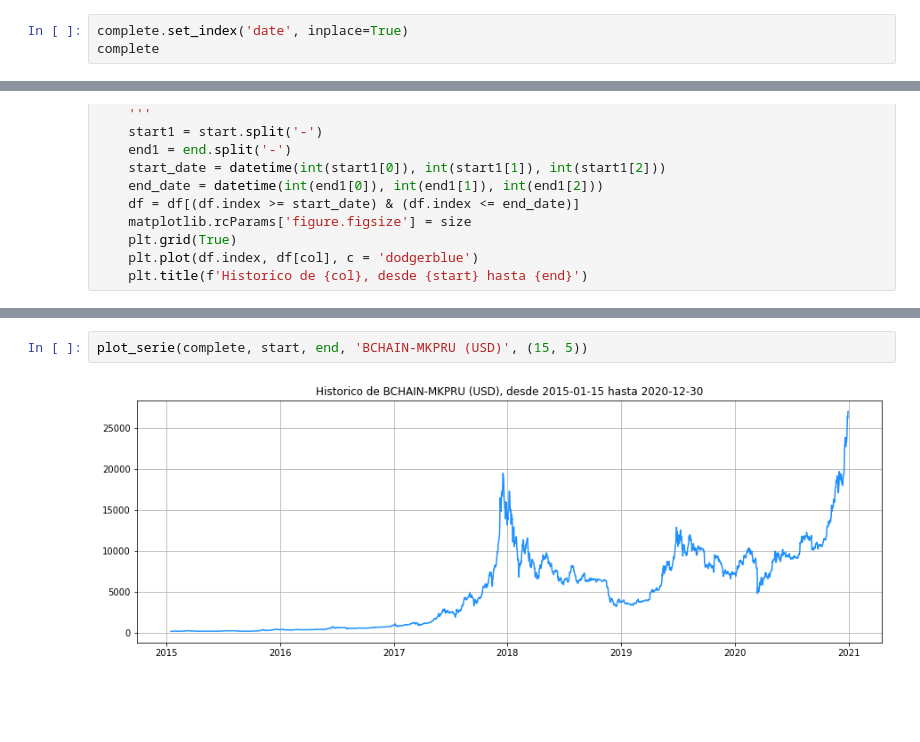
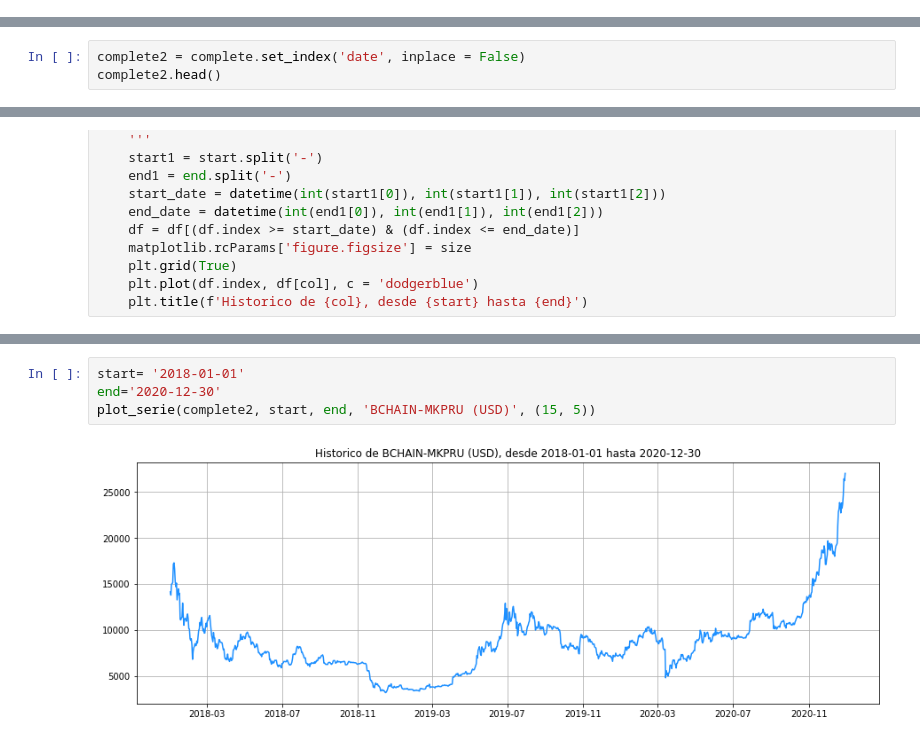
Before and after one commit to keniaCisneros/bitcoins_pricing, a Jupyter notebook: data_analysis.ipynb, the cells around one changed output, grey strips where cells are left out. Saved outputs shown, nothing was run; the diff lists cells and outputs as text; blank space fills up the shorter version.

```diff
--- a/data_analysis.ipynb
+++ b/data_analysis.ipynb
@@ -509,3 +453,0 @@ plot_var(group3, 'Variables con varianza casi nula')
-# %%
-complete.set_index('date', inplace=True)
-complete
@@ -536,0 +454,3 @@ complete.head()
+# %%
+complete2 = complete.set_index('date', inplace = False)
+complete2.head()
@@ -578,6 +507,8 @@ plot_serie(complete, start, end, 'BCHAIN-MKPRU (USD)', (15, 5))
 # %% [output]
 [figure]
 # %%
-plot_serie(complete, start, end, 'BCHAIN-MKPRU (USD)', (15, 5))
+start= '2018-01-01'
+end='2020-12-30'
+plot_serie(complete2, start, end, 'BCHAIN-MKPRU (USD)', (15, 5))
 # %% [output]
-[figure, old version]
+[figure, new version]
```
Also changed, not shown: parts of 34 cells of this notebook, 3 other files.
